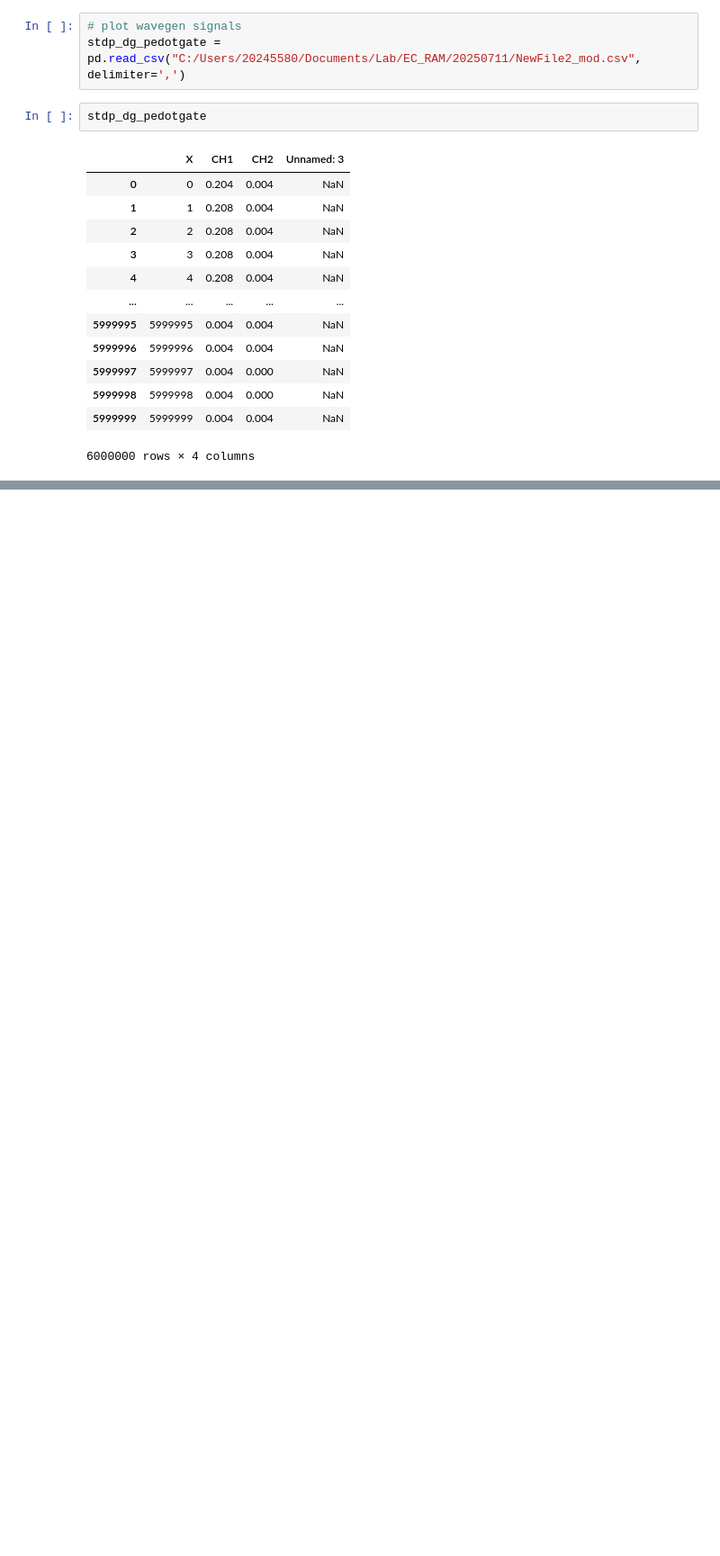
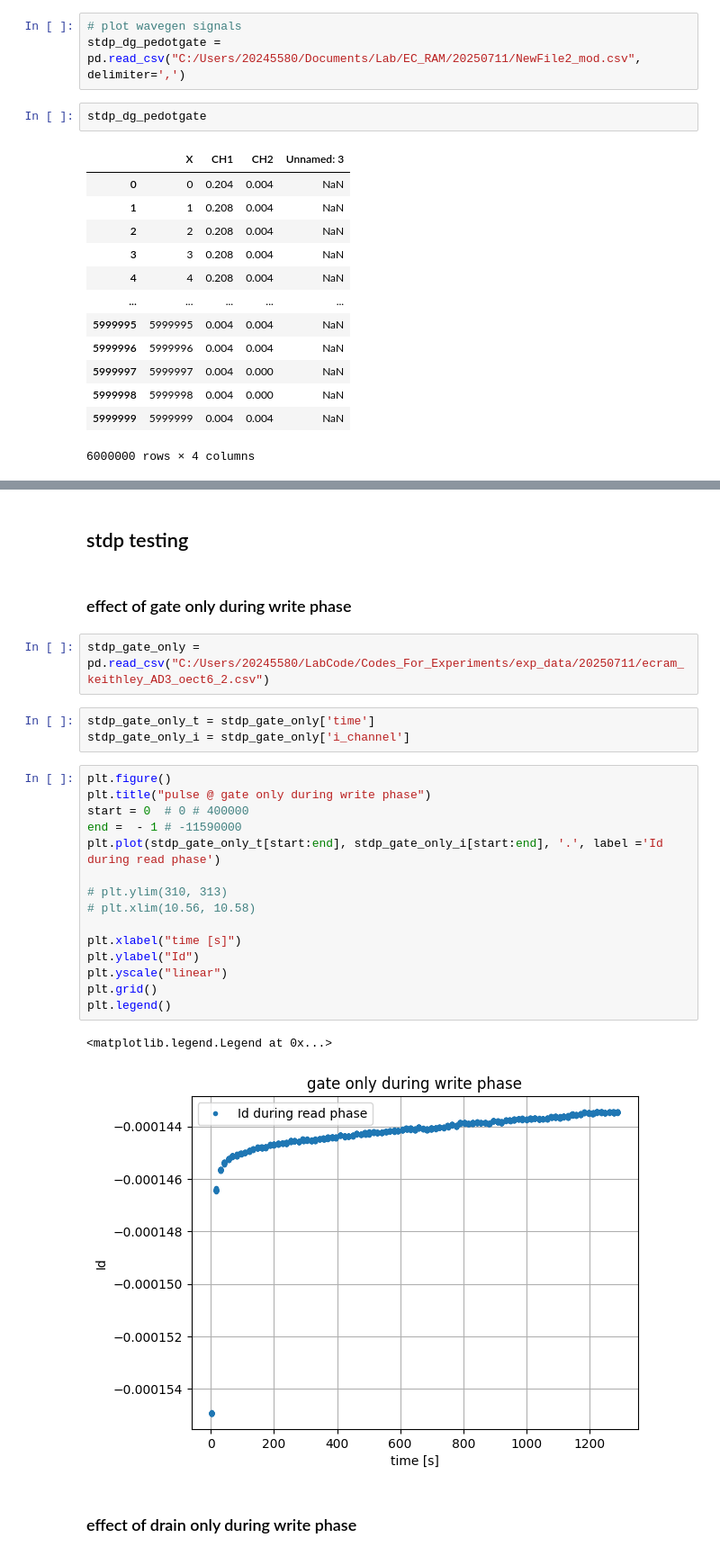
Before and after one commit to LaN-Tran/Code_for_experiments_at_Tue, a Jupyter notebook: codes/plot_exp_data.ipynb, the cells around one changed output, grey strips where cells are left out. Shown at 90% size. Cells and saved outputs as stored; diff of their text form; blank space fills up the shorter version.

```diff
--- a/codes/plot_exp_data.ipynb
+++ b/codes/plot_exp_data.ipynb
@@ -763,0 +842,29 @@ plt.legend()
+# %% [markdown]
+## stdp testing
+# %% [markdown]
+### effect of gate only during write phase
+# %%
+stdp_gate_only = pd.read_csv("C:/Users/20245580/LabCode/Codes_For_Experiments/exp_data/20250711/ecram_keithley_AD3_oect6_2.csv")
+# %%
+stdp_gate_only_t = stdp_gate_only['time']
+stdp_gate_only_i = stdp_gate_only['i_channel']
+# %%
+plt.figure()
+plt.title("pulse @ gate only during write phase")
+start = 0  # 0 # 400000
+end =  - 1 # -11590000
+plt.plot(stdp_gate_only_t[start:end], stdp_gate_only_i[start:end], '.', label ='Id during read phase')
+
+# plt.ylim(310, 313)
+# plt.xlim(10.56, 10.58)
+
+plt.xlabel("time [s]")
+plt.ylabel("Id")
+plt.yscale("linear")
+plt.grid()
+plt.legend()
+# %% [output]
+<matplotlib.legend.Legend at 0x...>
+[figure, added]
+# %% [markdown]
+### effect of drain only during write phase
```
Also changed, not shown: parts of 56 cells of this notebook, 7 other files.
